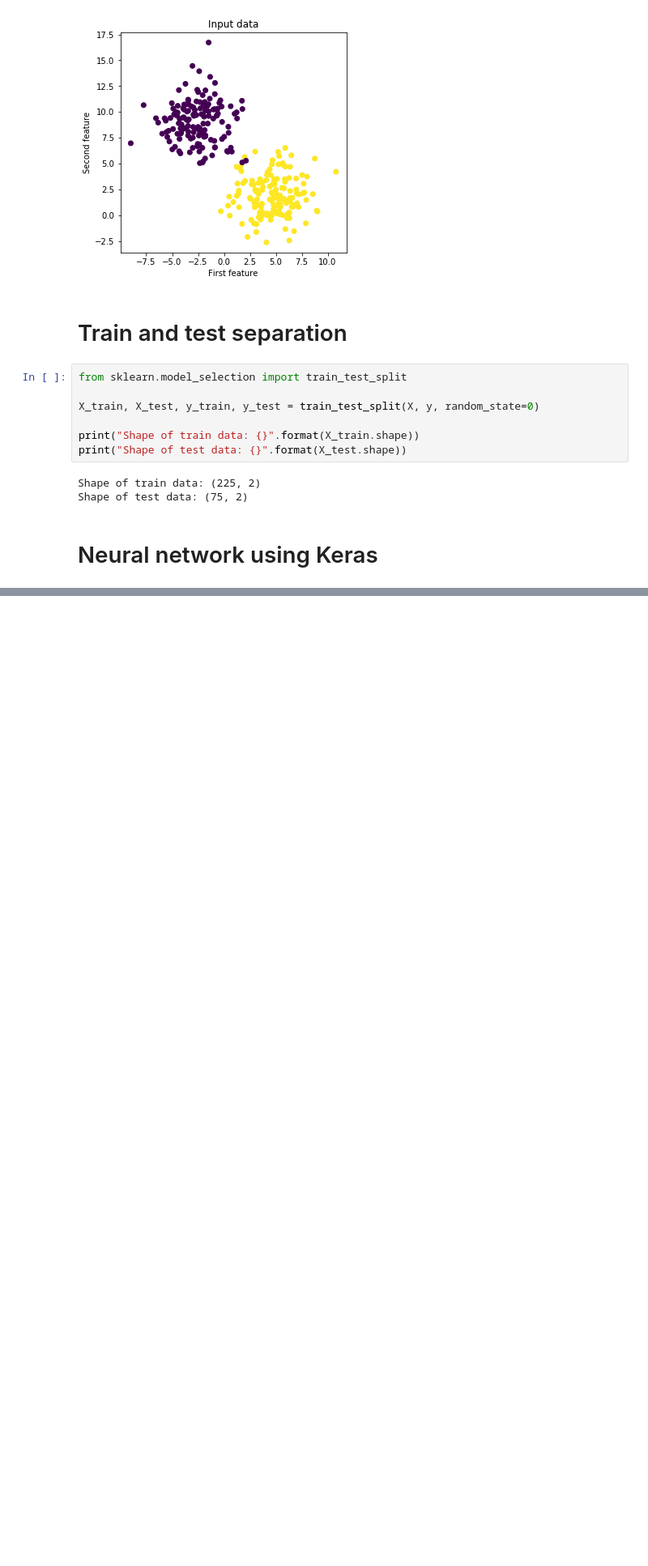
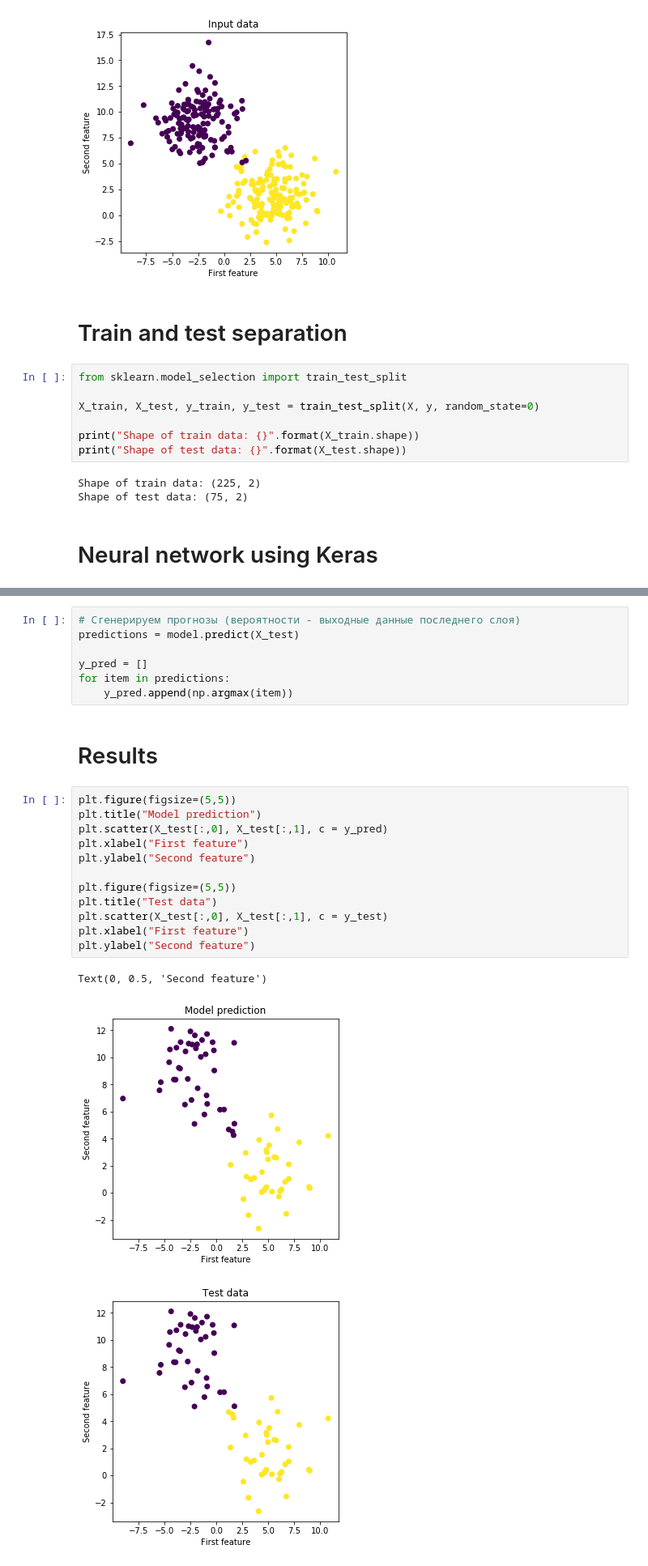
Before and after one commit to ArtemAvanesov/Roonyx-Labs, a Jupyter notebook: 4.ipynb, the cells around one changed output, grey strips where cells are left out. Shown at 81% size. Cells and saved outputs as stored; diff of their text form; blank space fills up the shorter version.

```diff
--- a/4.ipynb
+++ b/4.ipynb
@@ -34,0 +111,25 @@ from tensorflow import keras
+# %%
+# Сгенерируем прогнозы (вероятности - выходные данные последнего слоя)
+predictions = model.predict(X_test)
+
+y_pred = []
+for item in predictions:
+    y_pred.append(np.argmax(item))
+# %% [markdown]
+# Results
+# %%
+plt.figure(figsize=(5,5))
+plt.title("Model prediction")
+plt.scatter(X_test[:,0], X_test[:,1], c = y_pred)
+plt.xlabel("First feature")
+plt.ylabel("Second feature")
+
+plt.figure(figsize=(5,5))
+plt.title("Test data")
+plt.scatter(X_test[:,0], X_test[:,1], c = y_test)
+plt.xlabel("First feature")
+plt.ylabel("Second feature")
+# %% [output]
+Text(0, 0.5, 'Second feature')
+[figure, added]
+[figure, added]
```
Also changed, not shown: parts of 3 cells of this notebook.
